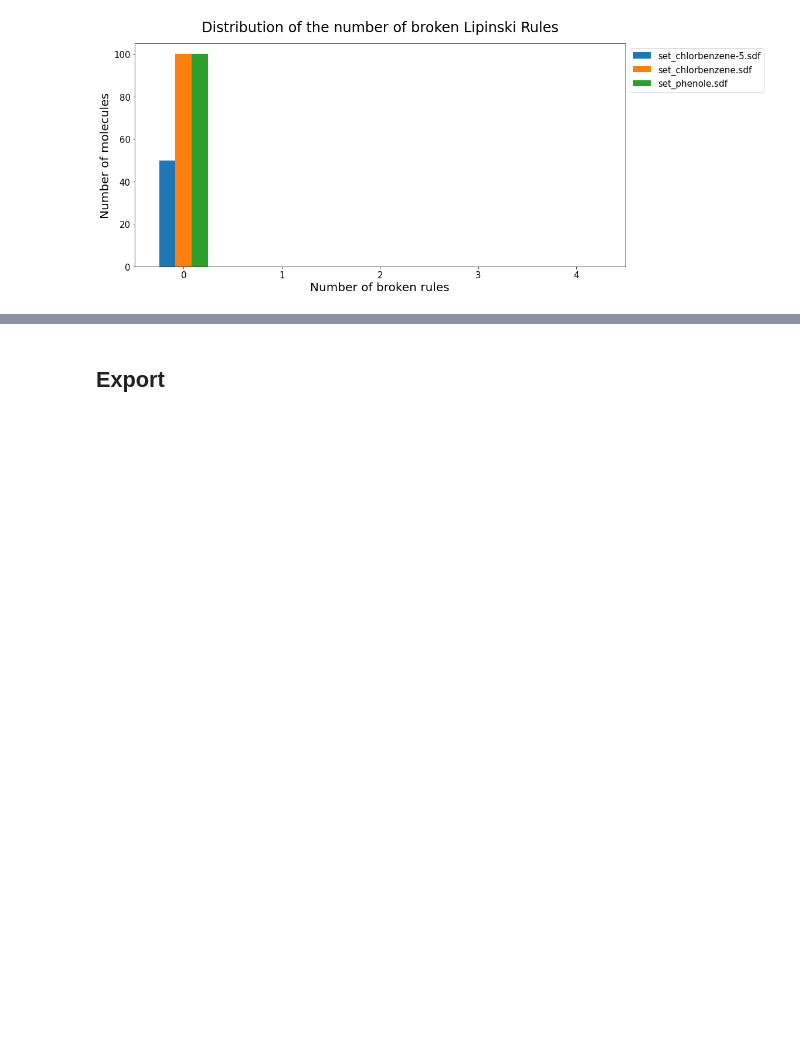
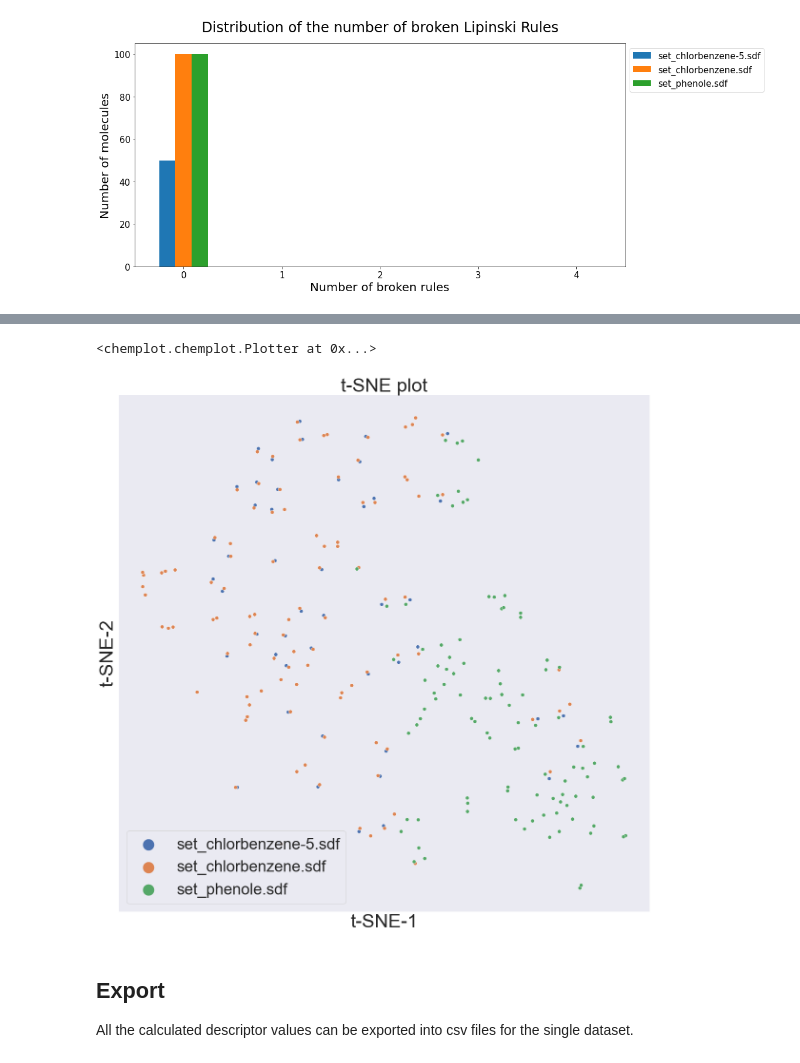
Before and after one commit to Steinbeck-Lab/ChemIcal-DatasEt-comparatoR, a Jupyter notebook: Workflow/CIDER_Workflow.ipynb, the cells around one changed output, grey strips where cells are left out. Saved outputs shown, nothing was run; the diff lists cells and outputs as text; code cells hidden in the pictures; blank space fills up the shorter version.

```diff
--- a/Workflow/CIDER_Workflow.ipynb
+++ b/Workflow/CIDER_Workflow.ipynb
@@ -305,2 +257,8 @@ cider.chemical_space_visualization(testdict, fp_bits = 1024, dimension_reduction
+# %%
+cider.chemical_space_visualization(testdict, dimension_reduction = 'tsne', interactive = False, fp_bits = 1024, fp_radius = 2)
+# %% [output]
+<chemplot.chemplot.Plotter at 0x...>
+[figure, added]
 # %% [markdown]
 ## Export
+All the calculated descriptor values can be exported into csv files for the single dataset.
```
Also changed, not shown: parts of 16 cells of this notebook, 1 other file.
